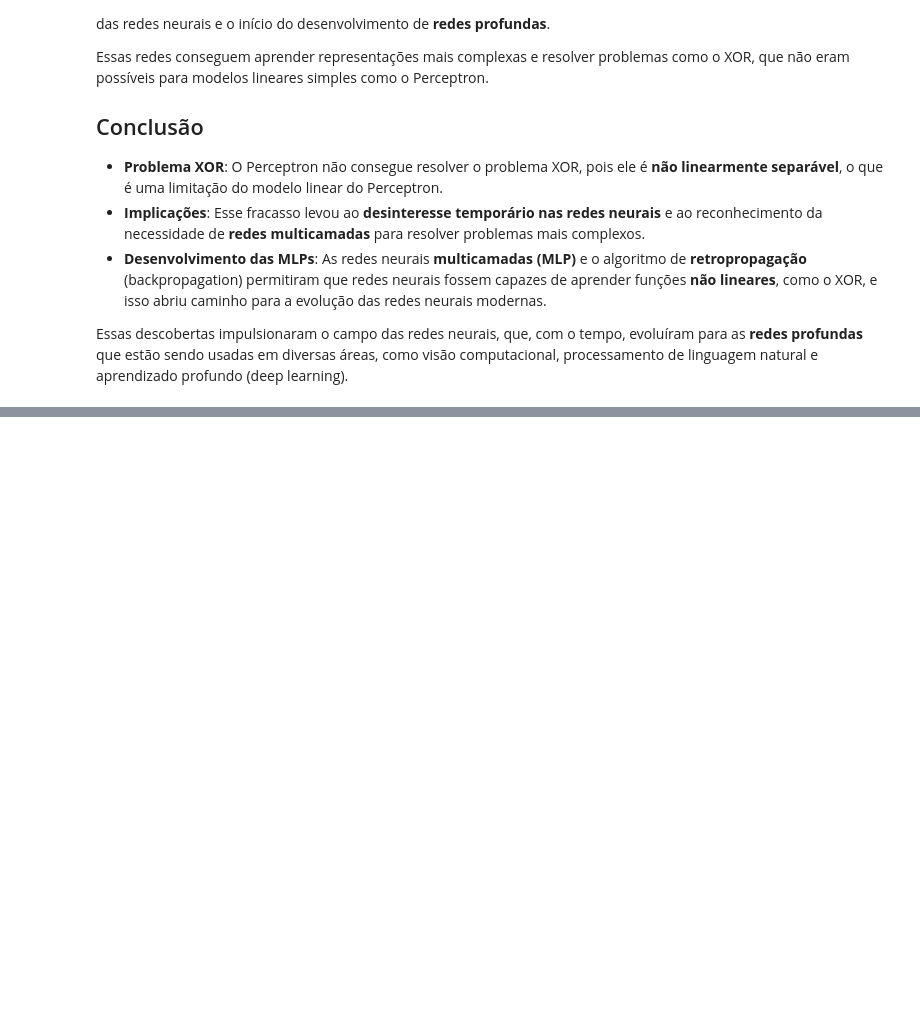
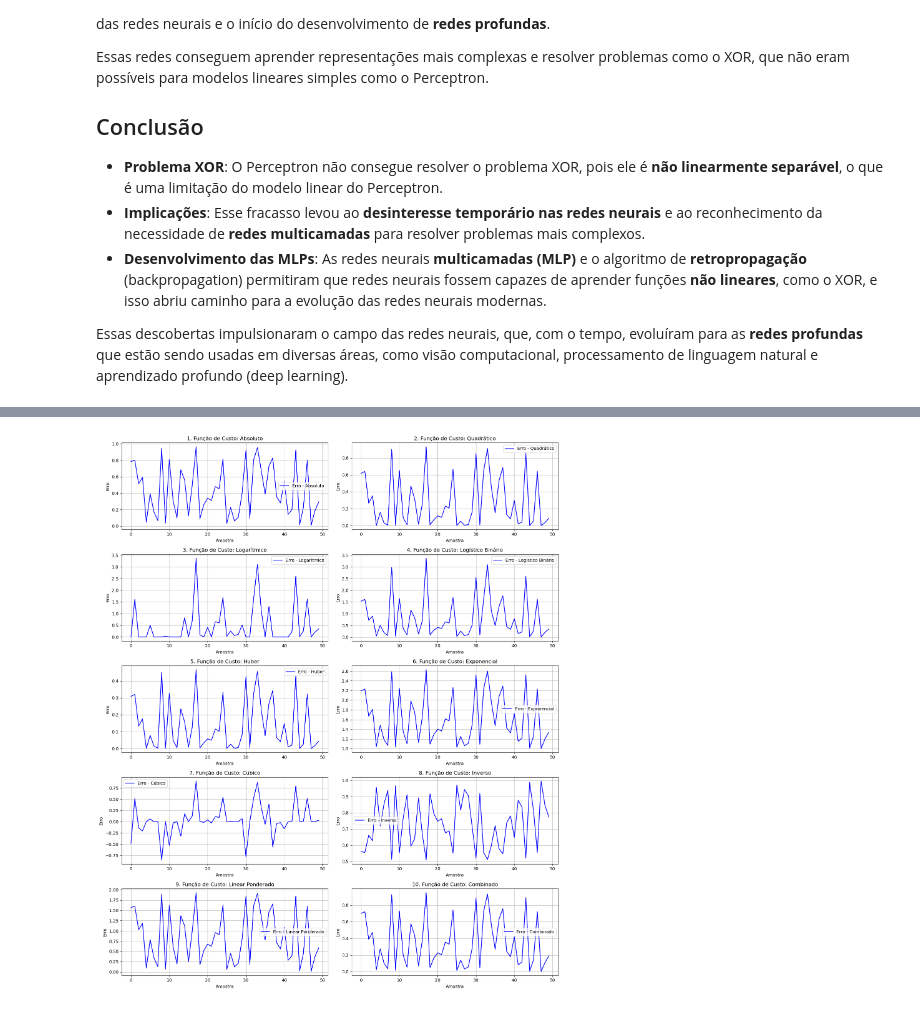
Before and after one commit to joaopedroalcn/G_JOAOPEDROALCANTARA_PERCEPTRON, a Jupyter notebook: perceptron.ipynb, the cells around one changed output, grey strips where cells are left out. Cells and saved outputs as stored; diff of their text form; code cells hidden in the pictures; blank space fills up the shorter version.

Commit message:
feat: adição das 10 funções custo e atualização das versões do environment

```diff
--- a/perceptron.ipynb
+++ b/perceptron.ipynb
@@ -537,0 +620,29 @@ Essas descobertas impulsionaram o campo das redes neurais, que, com o tempo, evo
+# %%
+funcoes = {
+    "Absoluto": erro_absoluto,
+    "Quadrático": erro_quadratico,
+    "Logarítmico": erro_logaritmico,
+    "Logístico Binário": erro_logistico_binario,
+    "Huber": erro_huber,
+    "Exponencial": erro_exponencial,
+    "Cúbico": erro_cubico,
+    "Inverso": erro_inverso,
+    "Linear Ponderado": erro_linear_ponderado,
+    "Combinado": erro_combinado
+}
+
+plt.figure(figsize=(15, 18))
+for i, (nome, func) in enumerate(funcoes.items(), 1):
+    custo = func(y_desejado, y_predito)
+    plt.subplot(5, 2, i)
+    plt.plot(custo, label=f'Erro - {nome}', color='blue')
+    plt.title(f'{i}. Função de Custo: {nome}')
+    plt.xlabel("Amostra")
+    plt.ylabel("Erro")
+    plt.grid(True)
+    plt.legend()
+
+plt.tight_layout()
+plt.show()
+# %% [output]
+[figure, added]
```
Also changed, not shown: parts of 5 cells of this notebook.
